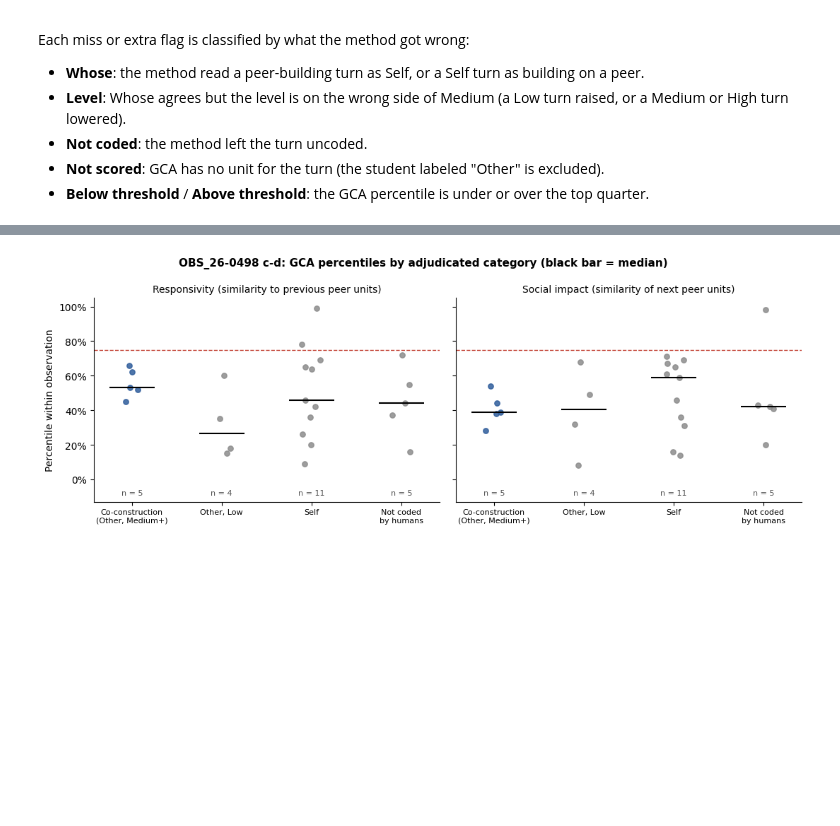
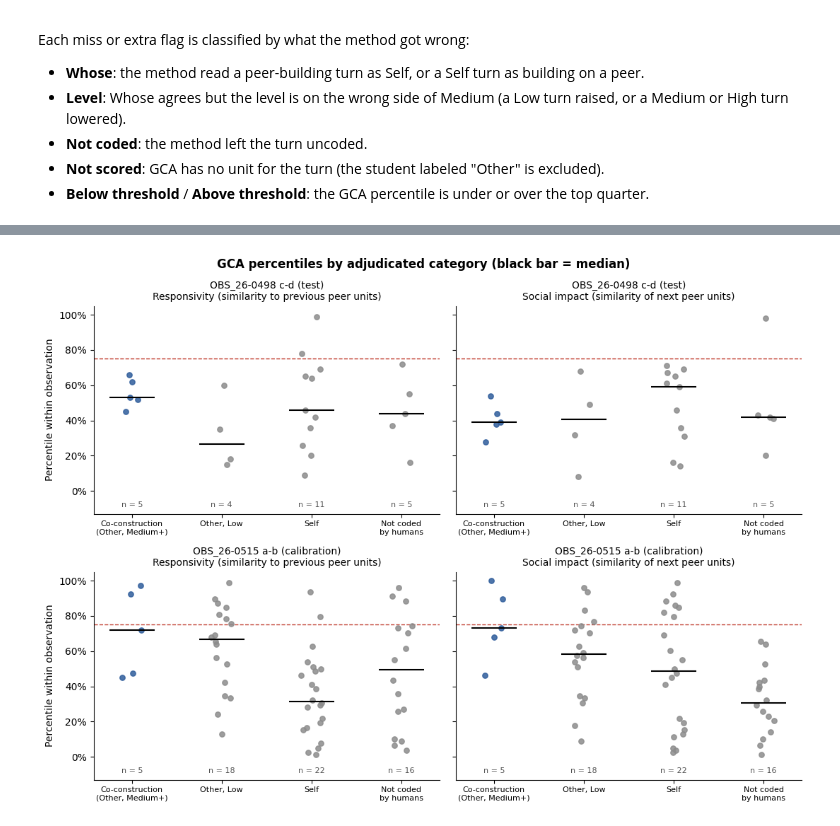
Before and after one commit to vishalku02/equitable-participation, a Jupyter notebook: A4 - Co-construction Detection.ipynb, the cells around one changed output, grey strips where cells are left out. Saved outputs shown, nothing was run; the diff lists cells and outputs as text; code cells hidden in the pictures; blank space fills up the shorter version.

```diff
--- a/A4 - Co-construction Detection.ipynb
+++ b/A4 - Co-construction Detection.ipynb
@@ -195,9 +151,9 @@ def outside_flags(observation):
     }
 
 
-outside = {observation: outside_flags(observation) for observation in [TEST, DEVELOPMENT]}
+outside = {observation: outside_flags(observation) for observation in OBSERVATIONS}
 pd.DataFrame([
-    {"observation": observation, "method": method, "count": len(found), "lines or units": ", ".join(found)}
+    {"sample": SAMPLE_LABELS[observation], "method": method, "count": len(found), "lines or units": ", ".join(found)}
     for observation, methods in outside.items() for method, found in methods.items()
 ])
 # %% [output]
@@ -223,10 +179,10 @@ def fraction(matches, n):
     return f"{matches}/{n} ({matches / n:.0%})" if n else "0/0"
 
 
-def detection_summary(turns, outside_by_method, methods):
+def detection_summary(turns, outside_by_method):
     reference = turns["Adjudicated"]
     rows = []
-    for method in methods:
+    for method in METHODS:
         flagged = turns[method]
         hits = int((flagged & reference).sum())
         rows.append({
@@ -235,24 +191,20 @@ def detection_summary(turns, outside_by_method, methods):
             "Recall": fraction(hits, int(reference.sum())),
             "Precision": fraction(hits, int(flagged.sum())),
             "Flags outside coded turns": len(outside_by_method.get(method, [])),
-            "recall_value": hits / reference.sum() if reference.sum() else np.nan,
-            "precision_value": hits / flagged.sum() if flagged.sum() else np.nan,
         })
     return pd.DataFrame(rows)
 
 
 summaries = []
-for observation in [TEST, DEVELOPMENT]:
+for observation in OBSERVATIONS:
     turns = turn_table[turn_table["observation"] == observation]
-    methods = METHODS if observation == TEST else METHODS[2:]
-    summary = detection_summary(turns, outside[observation], methods)
+    summary = detection_summary(turns, outside[observation])
     summary.insert(0, "Sample", SAMPLE_LABELS[observation])
     summary.insert(2, "Reference turns", int(turns["Adjudicated"].sum()))
     summaries.append(summary)
 
 summary = pd.concat(summaries, ignore_index=True)
 summary.to_csv(OUTPUT_DIR / "detection_summary.csv", index=False)
-summary_table = summary.drop(columns=["recall_value", "precision_value"])
-summary_table
+summary
 # %% [output]
 |  | Sample | Method | Reference turns | Turns flagged | Recall | Precision | Flags outside coded turns |
@@ -439,58 +399,66 @@ Does semantic similarity rise with uptake, or with repetition? Each point is a G
 # %%
 CATEGORY_ORDER = ["Co-construction\n(Other, Medium+)", "Other, Low", "Self", "Not coded\nby humans"]
 
 
 def turn_category(whose, level):
     if is_co_construction(whose, level):
         return CATEGORY_ORDER[0]
     if whose == "other":
         return CATEGORY_ORDER[1]
     if whose == "self":
         return CATEGORY_ORDER[2]
     return CATEGORY_ORDER[3]
 
 
-row_category = {}
-for _, turn in test_turns.iterrows():
-    for row in turn["rows"].split():
-        row_category[row] = turn_category(turn["adjudicated_whose"], turn["adjudicated_level"])
+def units_by_category(observation):
+    turns = turn_table[turn_table["observation"] == observation]
+    row_category = {
+        row: turn_category(turn["adjudicated_whose"], turn["adjudicated_level"])
+        for _, turn in turns.iterrows() for row in turn["rows"].split()
+    }
+    segments = set(students.loc[students["observation"] == observation, "row"].str[0])
+    units = gca_units[(gca_units["observation"] == observation) & gca_units["segment"].isin(segments)].copy()
 
-test_units = gca_units[(gca_units["observation"] == TEST) & gca_units["segment"].isin(["c", "d"])].copy()
+    def unit_category(rows):
+        found = [row_category[row] for row in rows.split() if row in row_category]
+        return min(found, key=CATEGORY_ORDER.index) if found else CATEGORY_ORDER[3]
+
+    units["category"] = units["unit_rows"].map(unit_category)
+    return units
 
 
-def unit_category(rows):
-    found = [row_category[row] for row in rows.split() if row in row_category]
-    return min(found, key=CATEGORY_ORDER.index) if found else CATEGORY_ORDER[3]
+category_units = pd.concat([units_by_category(observation) for observation in OBSERVATIONS], ignore_index=True)
+category_units.to_csv(OUTPUT_DIR / "gca_units_by_category.csv", index=False)
 
+GCA_PANELS = [("responsivity_pct", "Responsivity (similarity to previous peer units)"),
+              ("impact_pct", "Social impact (similarity of next peer units)")]
+rng = np.random.default_rng(435)
+figure, axes = plt.subplots(len(OBSERVATIONS), 2, figsize=(11, 4 * len(OBSERVATIONS)), sharey=True)
 
-test_units["category"] = test_units["unit_rows"].map(unit_category)
-test_units.to_csv(OUTPUT_DIR / "gca_units_by_category.csv", index=False)
+for row_axes, observation in zip(axes, OBSERVATIONS):
+    units = category_units[category_units["observation"] == observation]
+    for axis, (column, title) in zip(row_axes, GCA_PANELS):
+        for position, category in enumerate(CATEGORY_ORDER):
+            values = units.loc[units["category"] == category, column].dropna()
+            x = position + rng.uniform(-0.12, 0.12, len(values))
+            axis.scatter(x, values, s=28, color="#2f5d9b" if position == 0 else "#8c8c8c", alpha=0.85, zorder=3)
+            if len(values):
+                axis.hlines(values.median(), position - 0.25, position + 0.25, color="black", linewidth=1.5, zorder=4)
+            axis.text(position, -0.09, f"n = {len(values)}", ha="center", fontsize=8, color="#555555")
+        axis.axhline(GCA_THRESHOLD, color="#c0392b", linestyle="--", linewidth=1)
+        axis.set_xticks(range(len(CATEGORY_ORDER)))
+        axis.set_xticklabels(CATEGORY_ORDER, fontsize=8)
+        axis.set_ylim(-0.13, 1.05)
+        axis.yaxis.set_major_formatter(plt.FuncFormatter(lambda value, _: f"{value:.0%}" if value >= 0 else ""))
+        axis.set_title(f"{SAMPLE_LABELS[observation]}\n{title}", fontsize=10)
+        axis.spines[["top", "right"]].set_visible(False)
+    row_axes[0].set_ylabel("Percentile within observation")
 
-figure, axes = plt.subplots(1, 2, figsize=(11, 4), sharey=True)
-rng = np.random.default_rng(435)
-for axis, (column, title) in zip(axes, [("responsivity_pct", "Responsivity (similarity to previous peer units)"),
-                                         ("impact_pct", "Social impact (similarity of next peer units)")]):
-    for position, category in enumerate(CATEGORY_ORDER):
-        values = test_units.loc[test_units["category"] == category, column].dropna()
-        x = position + rng.uniform(-0.12, 0.12, len(values))
-        axis.scatter(x, values, s=28, color="#2f5d9b" if position == 0 else "#8c8c8c", alpha=0.85, zorder=3)
-        if len(values):
-            axis.hlines(values.median(), position - 0.25, position + 0.25, color="black", linewidth=1.5, zorder=4)
-        axis.text(position, -0.09, f"n = {len(values)}", ha="center", fontsize=8, color="#555555")
-    axis.axhline(GCA_THRESHOLD, color="#c0392b", linestyle="--", linewidth=1)
-    axis.set_xticks(range(len(CATEGORY_ORDER)))
-    axis.set_xticklabels(CATEGORY_ORDER, fontsize=8)
-    axis.set_ylim(-0.13, 1.05)
-    axis.yaxis.set_major_formatter(plt.FuncFormatter(lambda value, _: f"{value:.0%}" if value >= 0 else ""))
-    axis.set_title(title, fontsize=10)
-    axis.spines[["top", "right"]].set_visible(False)
-
-axes[0].set_ylabel("Percentile within observation")
-figure.suptitle("OBS_26-0498 c-d: GCA percentiles by adjudicated category (black bar = median)", fontsize=11, weight="bold")
+figure.suptitle("GCA percentiles by adjudicated category (black bar = median)", fontsize=12, weight="bold")
 figure.tight_layout()
 figure.savefig(OUTPUT_DIR / "gca_by_category.png", dpi=200, bbox_inches="tight")
 plt.show()
 
-test_units.groupby("category")[["responsivity_pct", "impact_pct"]].median().reindex(CATEGORY_ORDER)
+category_units.groupby(["observation", "category"])[["responsivity_pct", "impact_pct"]].median()
 # %% [output]
-[figure, old version]
+[figure, new version]
```
Also changed, not shown: parts of 17 cells of this notebook, 34 other files.
